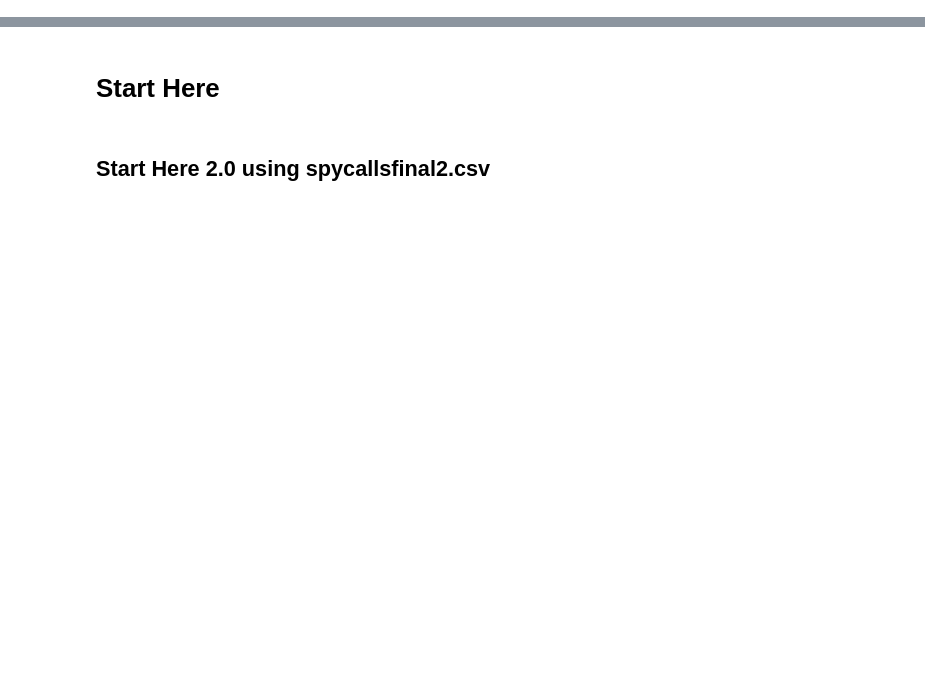
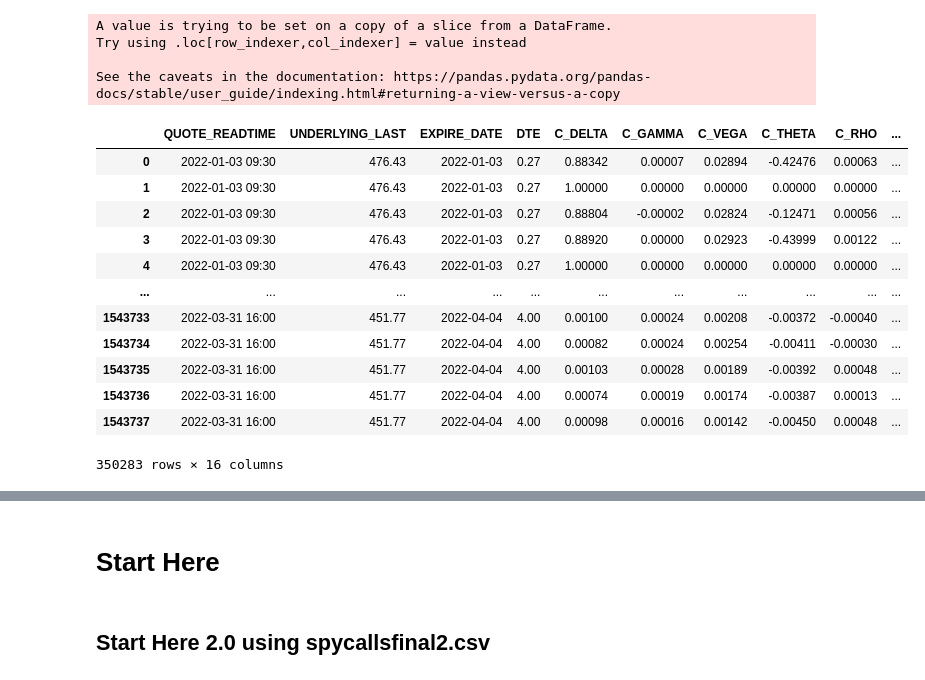
Before and after one commit to aarch23/OptYx, a Jupyter notebook: SpyRawDataV2.ipynb, the cells around one changed output, grey strips where cells are left out. Drawn from its saved outputs; the diff is of its cells as text; code cells hidden in the pictures; blank space fills up the shorter version.

```diff
--- a/SpyRawDataV2.ipynb
+++ b/SpyRawDataV2.ipynb
@@ -67,0 +171,6 @@ spy_data_v3.head()
+# %%
+spy_data_v3 = spy_data_v3[
+    (spy_data_v3['DTE'] <= 5)
+]
+
+spy_data_v3.head()
@@ -67,0 +184,22 @@ spy_data_v3.head()
+# %%
+# combine strike and expire date to make a unique identifier
+spy_data_v3['CONTRACT'] = spy_data_v3['STRIKE'].astype(str) + spy_data_v3['EXPIRE_DATE']
+spy_data_v3
+# %% [output]
+A value is trying to be set on a copy of a slice from a DataFrame.
+Try using .loc[row_indexer,col_indexer] = value instead
+
+See the caveats in the documentation: https://pandas.pydata.org/pandas-docs/stable/user_guide/indexing.html#returning-a-view-versus-a-copy
+|  | QUOTE_READTIME | UNDERLYING_LAST | EXPIRE_DATE | DTE | C_DELTA | C_GAMMA | C_VEGA | C_THETA | C_RHO | ... |
+| 0 | 2022-01-03 09:30 | 476.43 | 2022-01-03 | 0.27 | 0.88342 | 0.00007 | 0.02894 | -0.42476 | 0.00063 | ... |
+| 1 | 2022-01-03 09:30 | 476.43 | 2022-01-03 | 0.27 | 1.00000 | 0.00000 | 0.00000 | 0.00000 | 0.00000 | ... |
+| 2 | 2022-01-03 09:30 | 476.43 | 2022-01-03 | 0.27 | 0.88804 | -0.00002 | 0.02824 | -0.12471 | 0.00056 | ... |
+| 3 | 2022-01-03 09:30 | 476.43 | 2022-01-03 | 0.27 | 0.88920 | 0.00000 | 0.02923 | -0.43999 | 0.00122 | ... |
+| 4 | 2022-01-03 09:30 | 476.43 | 2022-01-03 | 0.27 | 1.00000 | 0.00000 | 0.00000 | 0.00000 | 0.00000 | ... |
+| ... | ... | ... | ... | ... | ... | ... | ... | ... | ... | ... |
+| 1543733 | 2022-03-31 16:00 | 451.77 | 2022-04-04 | 4.00 | 0.00100 | 0.00024 | 0.00208 | -0.00372 | -0.00040 | ... |
+| 1543734 | 2022-03-31 16:00 | 451.77 | 2022-04-04 | 4.00 | 0.00082 | 0.00024 | 0.00254 | -0.00411 | -0.00030 | ... |
+| 1543735 | 2022-03-31 16:00 | 451.77 | 2022-04-04 | 4.00 | 0.00103 | 0.00028 | 0.00189 | -0.00392 | 0.00048 | ... |
+| 1543736 | 2022-03-31 16:00 | 451.77 | 2022-04-04 | 4.00 | 0.00074 | 0.00019 | 0.00174 | -0.00387 | 0.00013 | ... |
+| 1543737 | 2022-03-31 16:00 | 451.77 | 2022-04-04 | 4.00 | 0.00098 | 0.00016 | 0.00142 | -0.00450 | 0.00048 | ... |
+350283 rows × 16 columns
```
Also changed, not shown: parts of 28 cells of this notebook, 1 other file.
